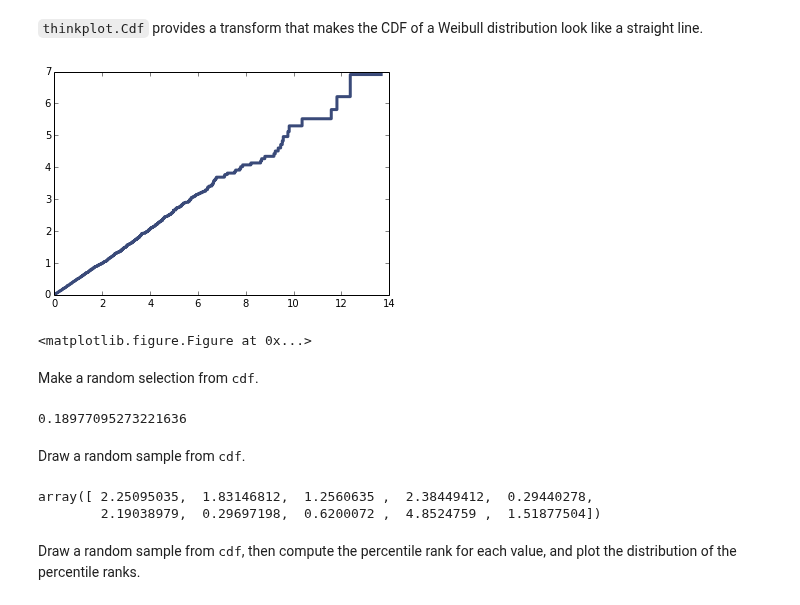
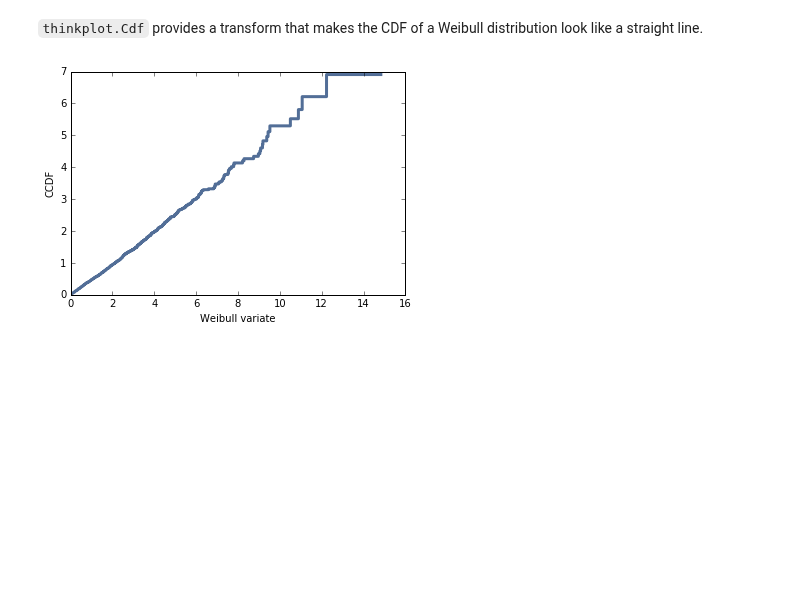
Before and after one commit to AllenDowney/ThinkStats2, a Jupyter notebook: code/chap05soln.ipynb, the cells around one changed output. Cells and saved outputs as stored; diff of their text form; code cells hidden in the pictures; blank space fills up the shorter version.

```diff
--- a/code/chap05soln.ipynb
+++ b/code/chap05soln.ipynb
@@ -89,23 +456,7 @@ import thinkplot
 # %%
 sample = [random.weibullvariate(2, 1) for _ in range(1000)]
 cdf = thinkstats2.Cdf(sample)
 thinkplot.Cdf(cdf, transform='weibull')
-thinkplot.Show(legend=False)
+thinkplot.Config(xlabel='Weibull variate', ylabel='CCDF')
 # %% [output]
-[figure, old version]
+[figure, new version]
-<matplotlib.figure.Figure at 0x...>
-# %% [markdown]
-Make a random selection from <tt>cdf</tt>.
-# %%
-cdf.Random()
-# %% [output]
-0.18977095273221636
-# %% [markdown]
-Draw a random sample from <tt>cdf</tt>.
-# %%
-cdf.Sample(10)
-# %% [output]
-array([ 2.25095035,  1.83146812,  1.2560635 ,  2.38449412,  0.29440278,
-        2.19038979,  0.29697198,  0.6200072 ,  4.8524759 ,  1.51877504])
-# %% [markdown]
-Draw a random sample from <tt>cdf</tt>, then compute the percentile rank for each value, and plot the distribution of the percentile ranks.
```
Also changed, not shown: parts of 96 cells of this notebook, 1 other file.
